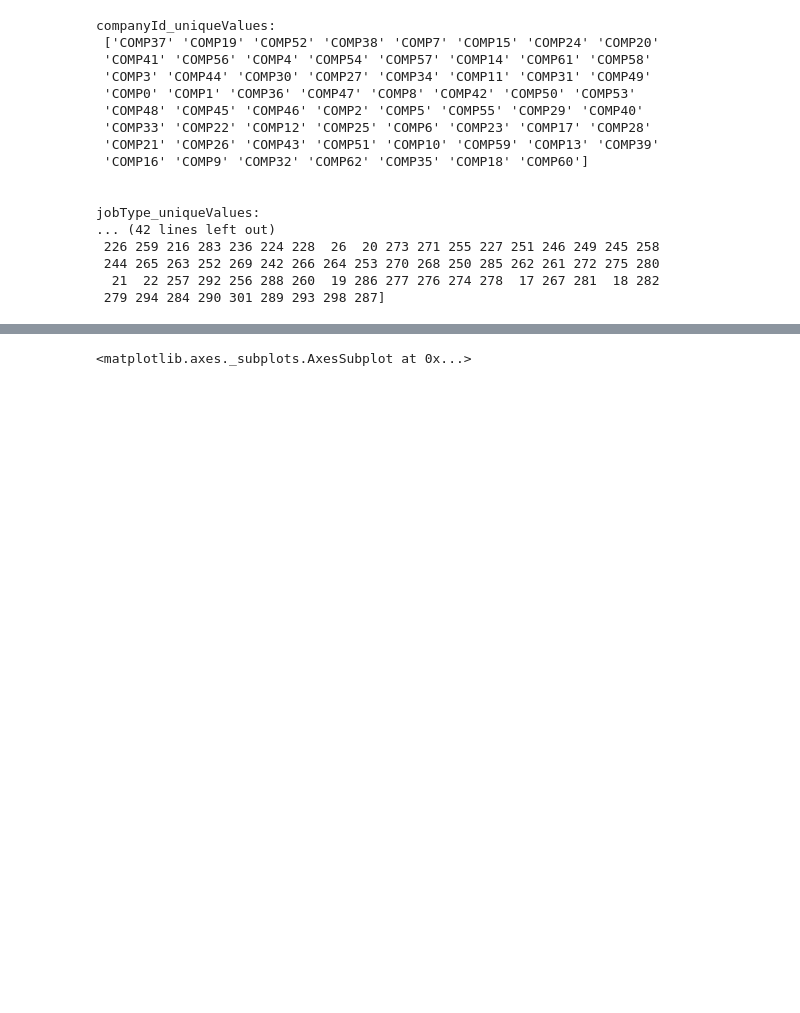
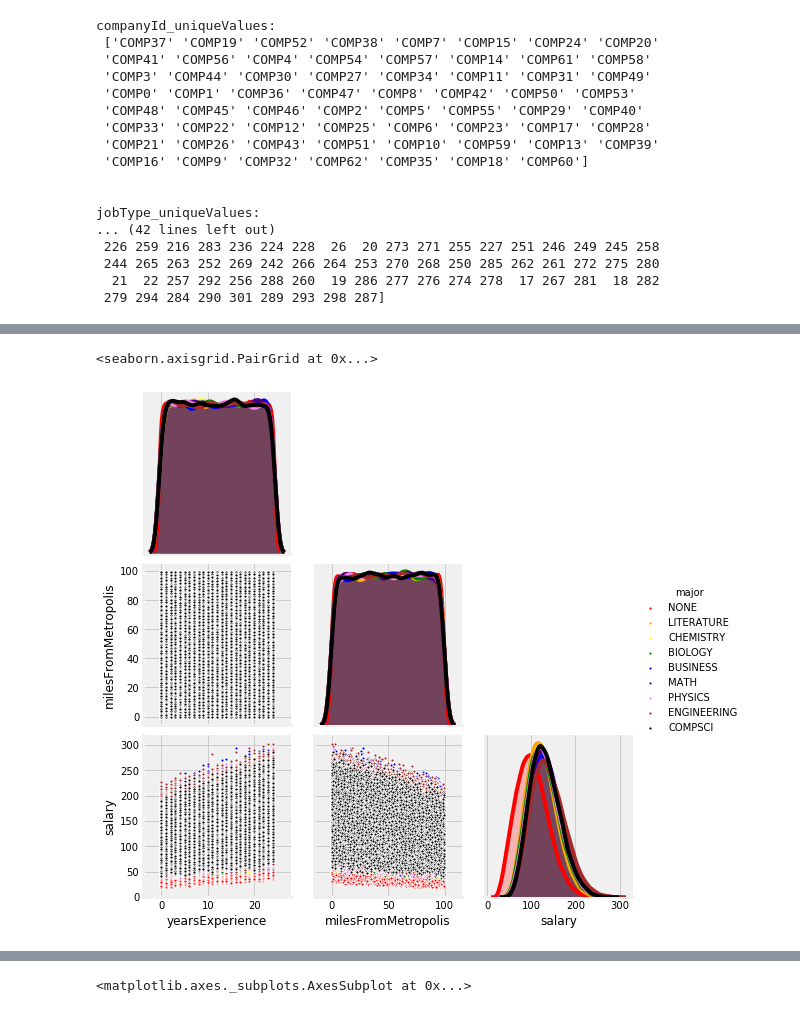
Before and after one commit to Ashur59/salarypredictionportfolio, a Jupyter notebook: Salary Prediction Notebook.ipynb, the cells around one changed output, grey strips where cells are left out. Drawn from its saved outputs; the diff is of its cells as text; code cells hidden in the pictures; blank space fills up the shorter version.

```diff
--- a/Salary Prediction Notebook.ipynb
+++ b/Salary Prediction Notebook.ipynb
@@ -437,0 +437,8 @@ train_data.groupby('milesFromMetropolis')['salary'].describe()
+# %%
+sns.pairplot(train, hue="major",
+             hue_order=['NONE', 'LITERATURE', 'CHEMISTRY', 'BIOLOGY', 'BUSINESS', 'MATH', 'PHYSICS', 'ENGINEERING', 'COMPSCI'],
+             palette={'NONE':'red', 'LITERATURE':'orange', 'CHEMISTRY':'yellow', 'BIOLOGY':'green', 'BUSINESS':'blue', 'MATH':'indigo', 'PHYSICS':'violet', 'ENGINEERING':'brown', 'COMPSCI':'black'},
+             markers='.', corner=True)
+# %% [output]
+<seaborn.axisgrid.PairGrid at 0x...>
+[figure, added]
```
Also changed, not shown: parts of 40 cells of this notebook.
